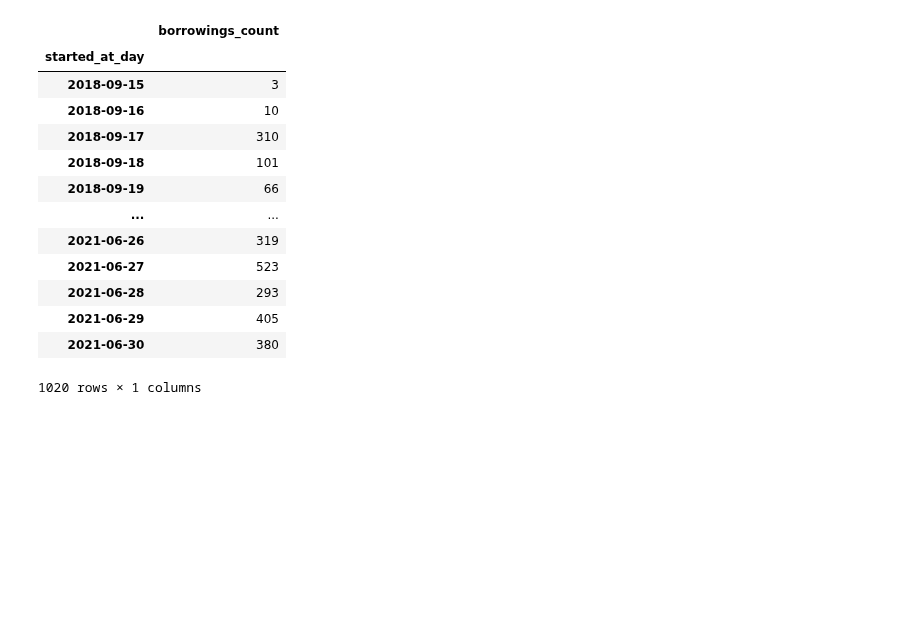
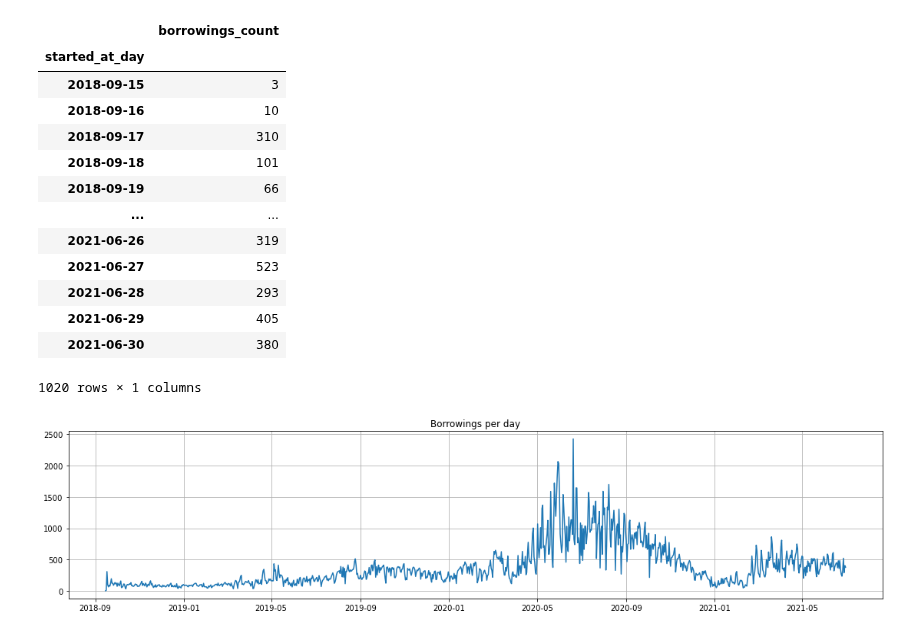
Before and after one commit to Jorgevalaho/Python_project, a Jupyter notebook: Python_project.ipynb, the cells around one changed output. Cells and saved outputs as stored; diff of their text form; code cells hidden in the pictures; blank space fills up the shorter version.

Commit message:
Added chart Borrowings per day.

```diff
--- a/Python_project.ipynb
+++ b/Python_project.ipynb
@@ -389,3 +389,13 @@ df4
 | 2021-06-29 | 405 |
 | 2021-06-30 | 380 |
 1020 rows × 1 columns
+# %%
+common_ts_kwargs = {'grid': True}
+import matplotlib.pyplot as plt
+fig,ax = plt.subplots(figsize = (19,4))
+ax.plot(df4)
+plt.title('Borrowings per day')
+ax.grid()
+plt.show()
+# %% [output]
+[figure, added]
```
